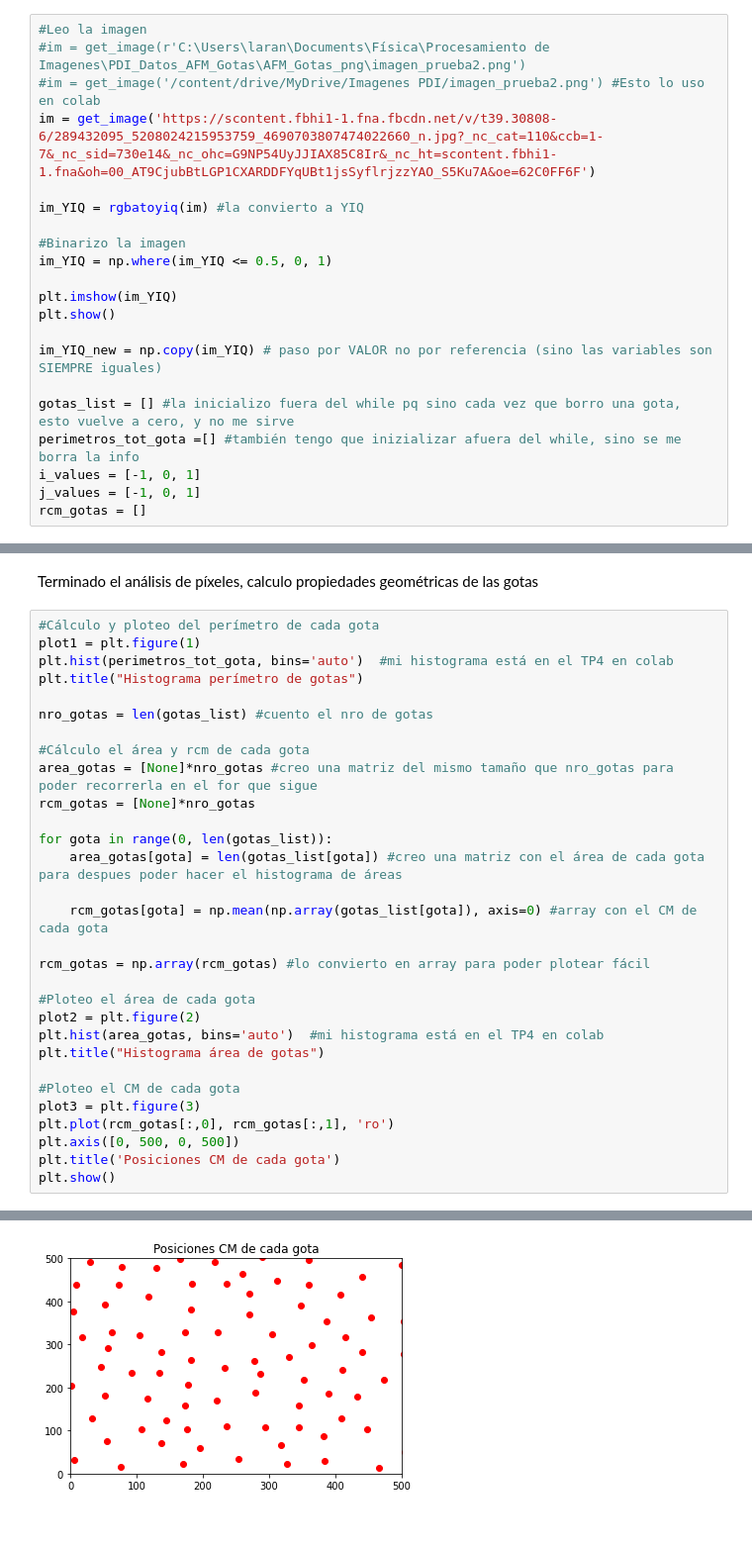
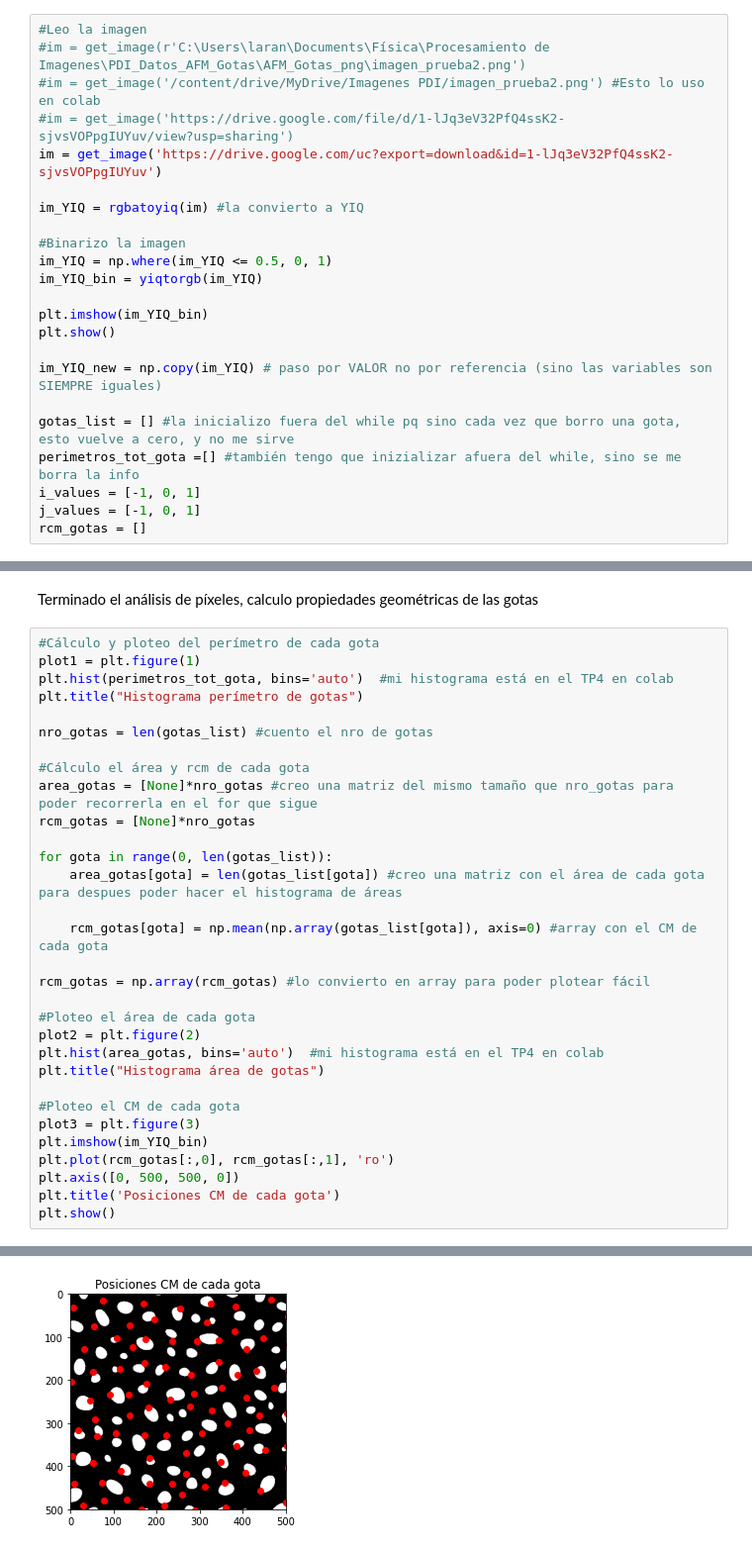
Before and after one commit to LaraNegri/EntregasPDI, a Jupyter notebook: TrabajoFinal_v5.ipynb, the cells around one changed output, grey strips where cells are left out. Shown at 99% size. Cells and saved outputs as stored; diff of their text form.

```diff
--- a/TrabajoFinal_v5.ipynb
+++ b/TrabajoFinal_v5.ipynb
@@ -93,14 +140,16 @@ def pixel_analisis(im, i_values, j_values, gotas_list, rcm_gotas, perimetros_tot
 #Leo la imagen
 #im = get_image(r'C:\Users\laran\Documents\Física\Procesamiento de Imagenes\PDI_Datos_AFM_Gotas\AFM_Gotas_png\imagen_prueba2.png')
 #im = get_image('/content/drive/MyDrive/Imagenes PDI/imagen_prueba2.png') #Esto lo uso en colab
-im = get_image('https://scontent.fbhi1-1.fna.fbcdn.net/v/t39.30808-6/289432095_5208024215953759_4690703807474022660_n.jpg?_nc_cat=110&ccb=1-7&_nc_sid=730e14&_nc_ohc=G9NP54UyJJIAX85C8Ir&_nc_ht=scontent.fbhi1-1.fna&oh=00_AT9CjubBtLGP1CXARDDFYqUBt1jsSyflrjzzYAO_S5Ku7A&oe=62C0FF6F')
+#im = get_image('https://drive.google.com/file/d/1-lJq3eV32PfQ4ssK2-sjvsVOPpgIUYuv/view?usp=sharing')
+im = get_image('https://drive.google.com/uc?export=download&id=1-lJq3eV32PfQ4ssK2-sjvsVOPpgIUYuv')
 
 im_YIQ = rgbatoyiq(im) #la convierto a YIQ
 
 #Binarizo la imagen
 im_YIQ = np.where(im_YIQ <= 0.5, 0, 1)
+im_YIQ_bin = yiqtorgb(im_YIQ)
 
-plt.imshow(im_YIQ)
+plt.imshow(im_YIQ_bin)
 plt.show()
 
 im_YIQ_new = np.copy(im_YIQ) # paso por VALOR no por referencia (sino las variables son SIEMPRE iguales)
@@ -162,8 +221,9 @@ plt.title("Histograma área de gotas")
 
 #Ploteo el CM de cada gota
 plot3 = plt.figure(3)
+plt.imshow(im_YIQ_bin)
 plt.plot(rcm_gotas[:,0], rcm_gotas[:,1], 'ro')
-plt.axis([0, 500, 0, 500])
+plt.axis([0, 500, 500, 0])
 plt.title('Posiciones CM de cada gota')
 plt.show()
 # %% [output]
@@ -172 +232 @@ plt.show()
-[figure, old version]
+[figure, new version]
```
Also changed, not shown: parts of 20 cells of this notebook.
